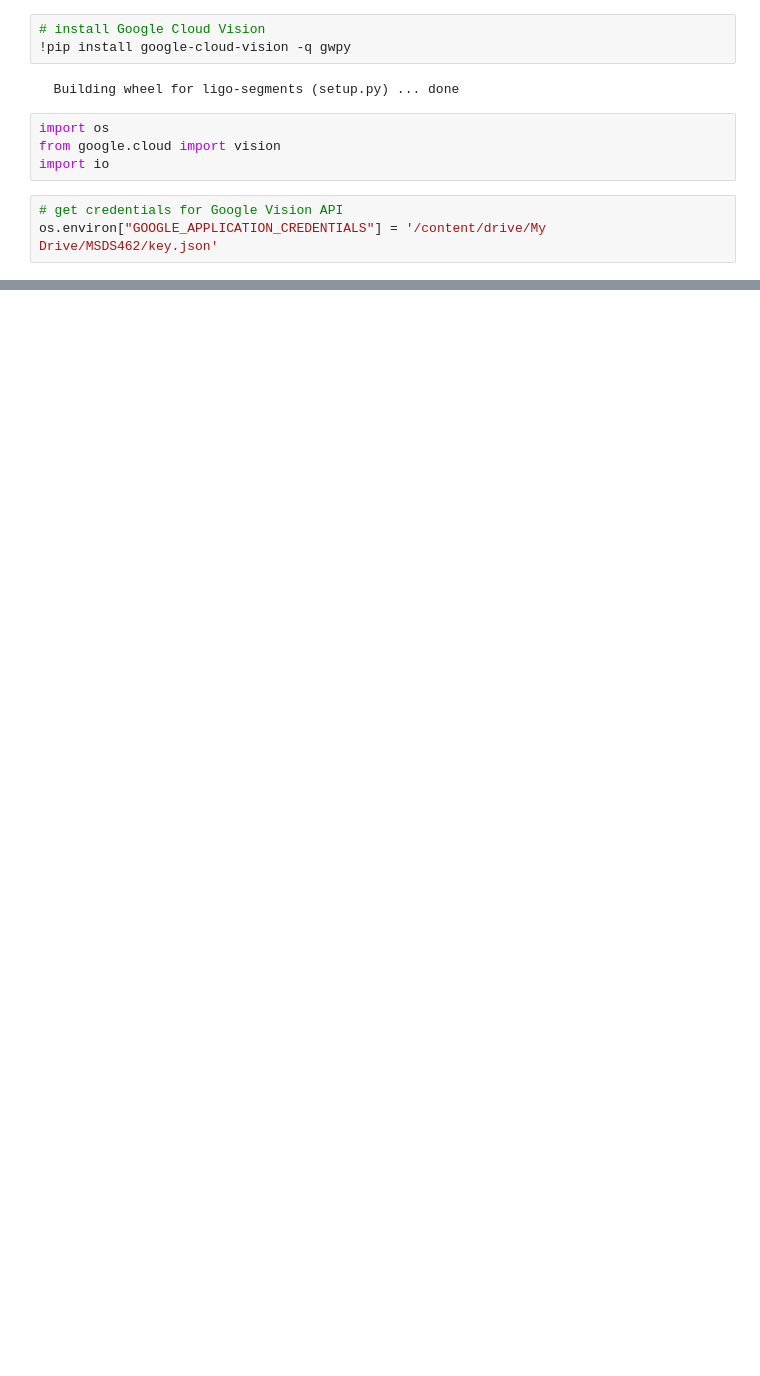
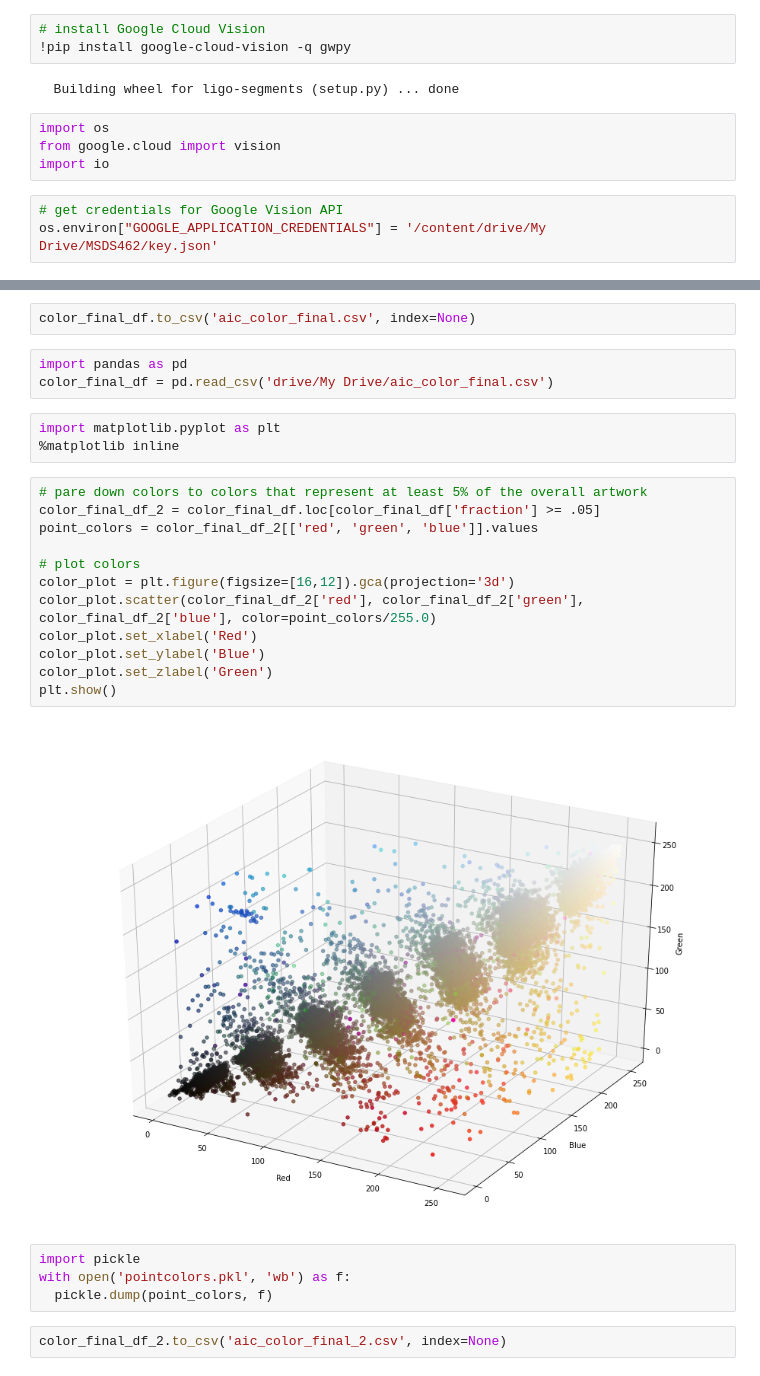
Before and after one commit to mrutherfoord/AIC-Photo-Match, a Jupyter notebook: AIC_Project.ipynb, the cells around one changed output, grey strips where cells are left out. Drawn from its saved outputs; the diff is of its cells as text; blank space fills up the shorter version.

```diff
--- a/AIC_Project.ipynb
+++ b/AIC_Project.ipynb
@@ -855,0 +1199,28 @@ test_df
+# %%
+color_final_df.to_csv('aic_color_final.csv', index=None)
+# %%
+import pandas as pd
+color_final_df = pd.read_csv('drive/My Drive/aic_color_final.csv')
+# %%
+import matplotlib.pyplot as plt
+%matplotlib inline
+# %%
+# pare down colors to colors that represent at least 5% of the overall artwork
+color_final_df_2 = color_final_df.loc[color_final_df['fraction'] >= .05]
+point_colors = color_final_df_2[['red', 'green', 'blue']].values
+
+# plot colors
+color_plot = plt.figure(figsize=[16,12]).gca(projection='3d')
+color_plot.scatter(color_final_df_2['red'], color_final_df_2['green'], color_final_df_2['blue'], color=point_colors/255.0)
+color_plot.set_xlabel('Red')
+color_plot.set_ylabel('Blue')
+color_plot.set_zlabel('Green')
+plt.show()
+# %% [output]
+[figure, added]
+# %%
+import pickle
+with open('pointcolors.pkl', 'wb') as f:
+  pickle.dump(point_colors, f)
+# %%
+color_final_df_2.to_csv('aic_color_final_2.csv', index=None)
```
Also changed, not shown: parts of 52 cells of this notebook.
